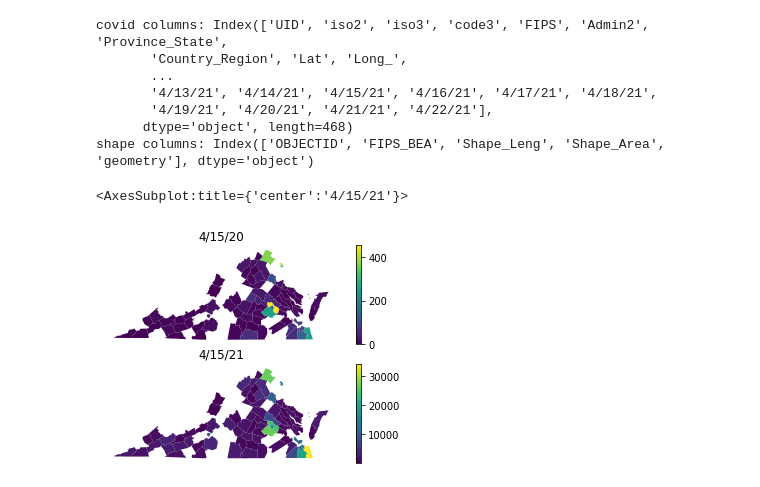
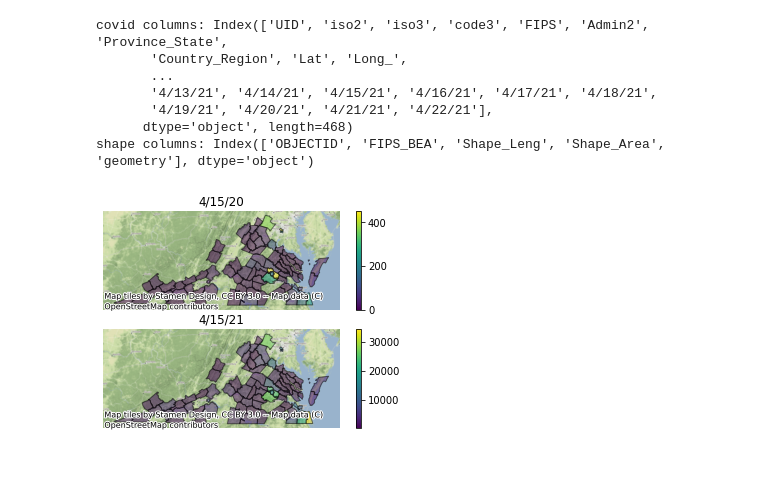
Before and after one commit to FrancoRosa/data-analysis, a Jupyter notebook: solutions.ipynb, the cells around one changed output. Cells and saved outputs as stored; diff of their text form; code cells hidden in the pictures.

Commit message:
Add basemap

```diff
--- a/solutions.ipynb
+++ b/solutions.ipynb
@@ -316,14 +317,20 @@ shape columns: Index(['OBJECTID', 'FIPS_BEA', 'Shape_Leng', 'Shape_Area', 'geome
 # %%
 counties.rename(columns = {'FIPS_BEA':'FIPS'}, inplace = True) # Rename to have a common column
 counties = counties.merge(covid, on='FIPS')
 fig, ax = plt.subplots(2,1)
 
 ax[0].axis('off')
 ax[1].axis('off')
 ax[0].set_title('4/15/20')
 ax[1].set_title('4/15/21')
-counties[counties.Province_State == 'Virginia'].plot(ax = ax[0], column = '4/15/20', legend = True)
-counties[counties.Province_State == 'Virginia'].plot(ax = ax[1], column = '4/15/21', legend = True )
+
+virginia = counties[counties.Province_State == 'Virginia']
+virginia = virginia.to_crs(epsg=3857)
+
+ax1 = virginia.plot(ax = ax[0], column = '4/15/20', legend = True, figsize=(20, 20), alpha=0.5, edgecolor='k')
+ax2 = virginia.plot(ax = ax[1], column = '4/15/21', legend = True, figsize=(20, 20), alpha=0.5, edgecolor='k')
+
+ctx.add_basemap(ax1)
+ctx.add_basemap(ax2)
 # %% [output]
-<AxesSubplot:title={'center':'4/15/21'}>
-[figure, old version]
+[figure, new version]
```
Also changed, not shown: parts of 1 cell of this notebook.
